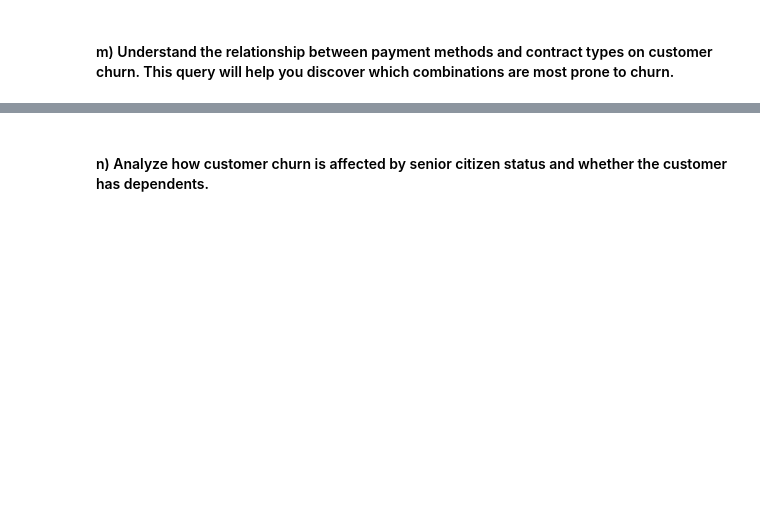
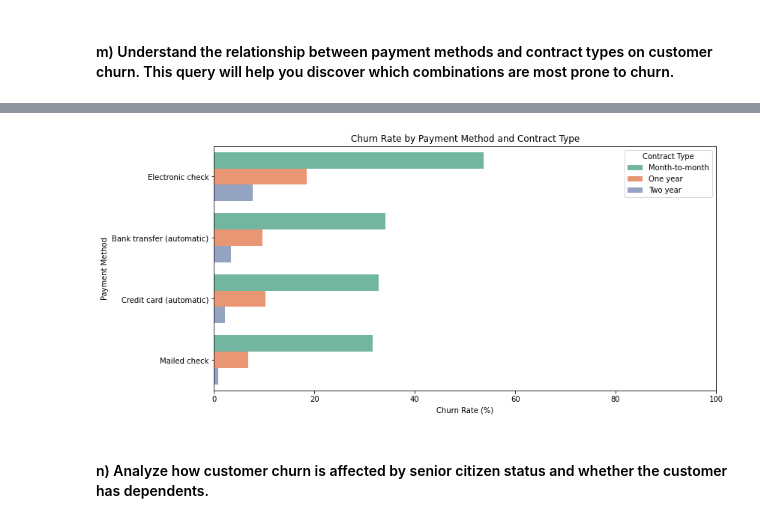
Before and after one commit to vskvj3/UST_Training, a Jupyter notebook: BigData/spark/Spark Workshop/Assignment 8 - Spark SQL.ipynb, the cells around one changed output, grey strips where cells are left out. Drawn from its saved outputs; the diff is of its cells as text; code cells hidden in the pictures; blank space fills up the shorter version.

```diff
--- a/BigData/spark/Spark Workshop/Assignment 8 - Spark SQL.ipynb
+++ b/BigData/spark/Spark Workshop/Assignment 8 - Spark SQL.ipynb
@@ -594,3 +592,21 @@ churn_rate_no_phone_grouped_df.show()
 +-----+--------------+----------+
 # %% [markdown]
 #### m) Understand the relationship between payment methods and contract types on customer churn. This query will help you discover which combinations are most prone to churn.
+# %%
+churn_analysis_result = spark.sql("""
+SELECT
+    PaymentMethod,
+    Contract,
+    COUNT(*) AS TotalCustomers,
+    SUM(CASE WHEN Churn = 'Yes' THEN 1 ELSE 0 END) AS ChurnedCustomers,
+    (SUM(CASE WHEN Churn = 'Yes' THEN 1 ELSE 0 END) / COUNT(*)) * 100 AS ChurnRate
+FROM
+    churn_data
+GROUP BY
+    PaymentMethod,
+    Contract
+ORDER BY
+    ChurnRate DESC
+""")
+
+churn_analysis_result.show()
@@ -597,2 +630,18 @@ churn_rate_no_phone_grouped_df.show()
+# %%
+churn_analysis_df = churn_analysis_result.toPandas()
+
+plt.figure(figsize=(12, 6))
+
+sns.barplot(data=churn_analysis_df, x='ChurnRate', y='PaymentMethod', hue='Contract')
+
+plt.title('Churn Rate by Payment Method and Contract Type')
+plt.xlabel('Churn Rate (%)')
+plt.ylabel('Payment Method')
+plt.legend(title='Contract Type')
+plt.xlim(0, 100)
+
+plt.show()
+# %% [output]
+[figure, added]
 # %% [markdown]
 #### n) Analyze how customer churn is affected by senior citizen status and whether the customer has dependents.
```
Also changed, not shown: parts of 19 cells of this notebook.
